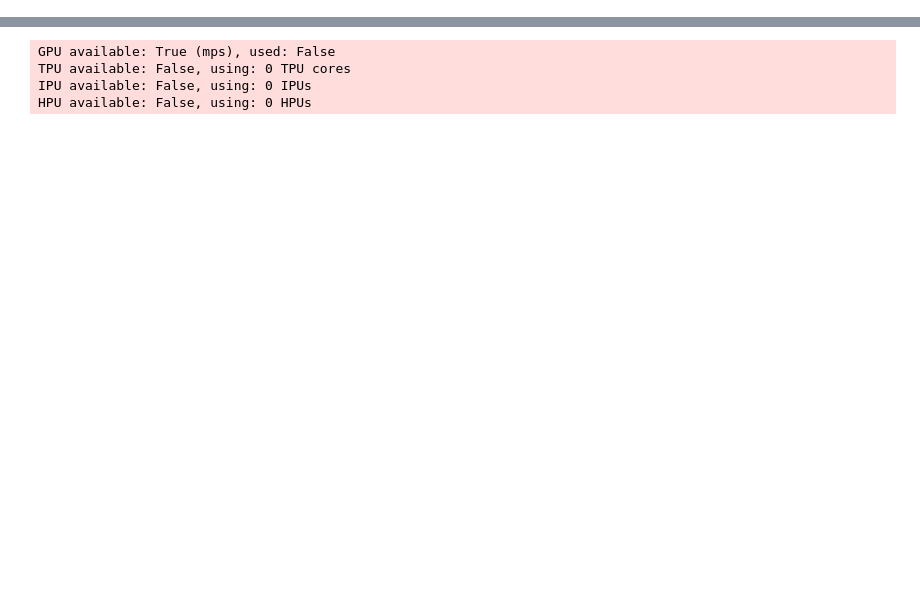
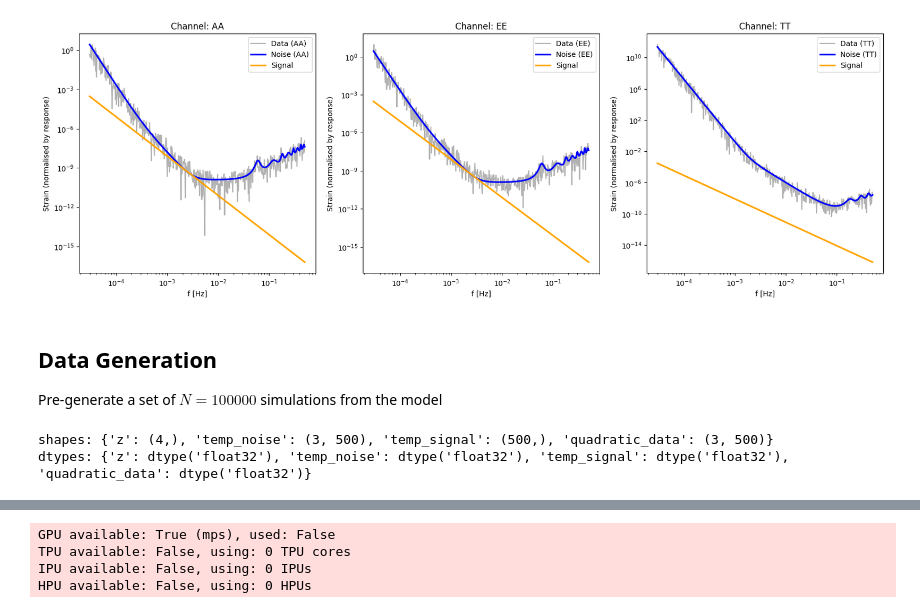
Before and after one commit to PEREGRINE-GW/saqqara, a Jupyter notebook: examples/fake_lisa/fake_lisa.ipynb, the cells around one changed output, grey strips where cells are left out. Saved outputs shown, nothing was run; the diff lists cells and outputs as text; code cells hidden in the pictures; blank space fills up the shorter version.

Commit message:
Updated fake lisa example for 3 channels

```diff
--- a/examples/fake_lisa/fake_lisa.ipynb
+++ b/examples/fake_lisa/fake_lisa.ipynb
@@ -50,0 +153,43 @@ database = sim.sample(10000)
+# %%
+nfreq_pts = 500 # 5e5
+sim = FakeLISA(npts=int(nfreq_pts))
+sample = sim.sample(conditions={"z": np.array([-11.0, 0.0, 3.0, 15.0])})
+
+labels = ["AA", "EE", "TT"]
+fig = plt.figure(figsize=(20, 6))
+for i in range(3):
+    ax = fig.add_subplot(1, 3, i + 1)
+    plt.loglog(
+        sim.f,
+        sample["quadratic_data"][i, :],
+        c="k",
+        label=f"Data ({labels[i]})",
+        alpha=0.3,
+    )
+    plt.loglog(
+        sim.f,
+        sample["temp_noise"][i, :],
+        c="blue",
+        label=f"Noise ({labels[i]})",
+        lw=2.3,
+    )
+    plt.loglog(sim.f, sample["temp_signal"], c="orange", label="Signal", lw=2.3)
+    plt.xlabel("f [Hz]")
+    plt.ylabel("Strain (normalised by response)")
+    plt.title(f"Channel: {labels[i]}")
+    plt.legend()
+    plt.xscale("log")
+    plt.yscale("log")
+# %% [output]
+[figure, added]
+# %% [markdown]
+## Data Generation
+
+Pre-generate a set of $N = 100000$ simulations from the model
+# %%
+shapes, dtypes = sim.get_shapes_and_dtypes()
+print("shapes:", shapes)
+print("dtypes:", dtypes)
+# %% [output]
+shapes: {'z': (4,), 'temp_noise': (3, 500), 'temp_signal': (500,), 'quadratic_data': (3, 500)}
+dtypes: {'z': dtype('float32'), 'temp_noise': dtype('float32'), 'temp_signal': dtype('float32'), 'quadratic_data': dtype('float32')}
```
Also changed, not shown: parts of 47 cells of this notebook, 4 other files.
